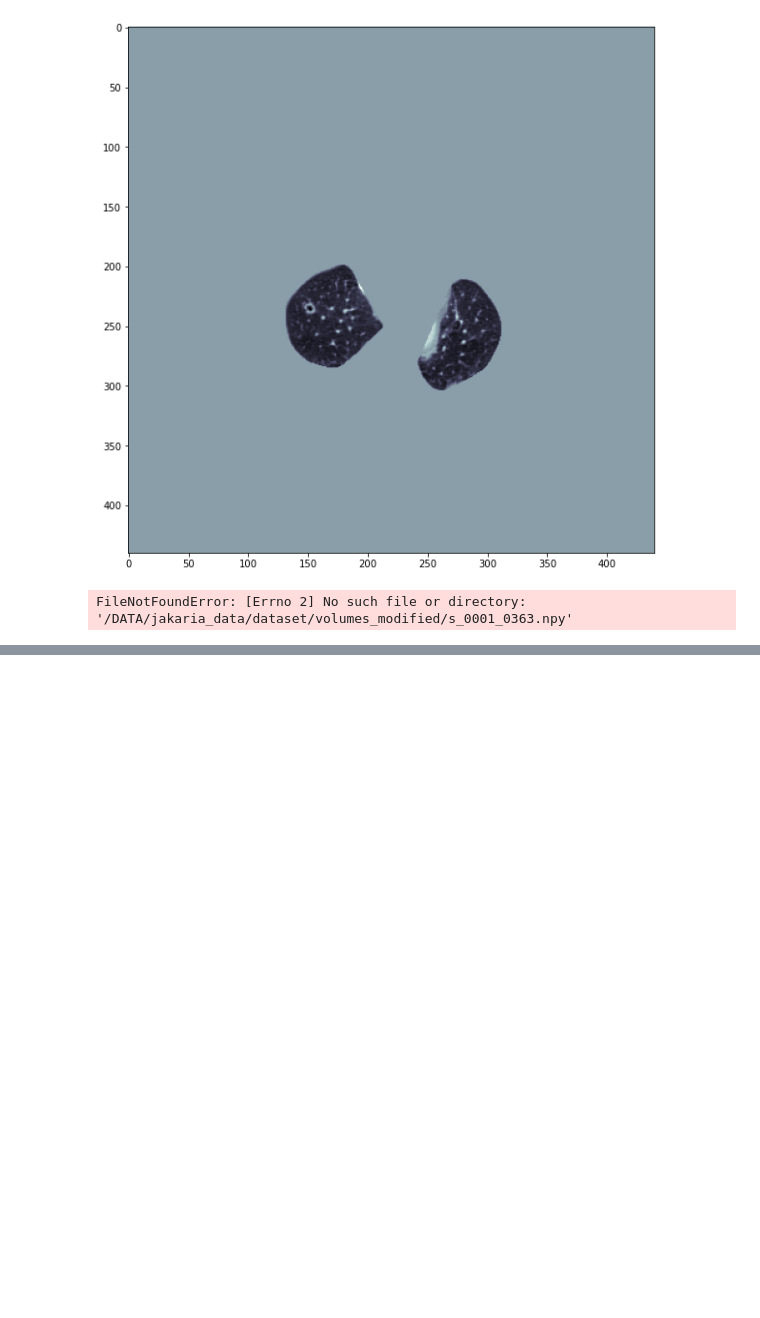
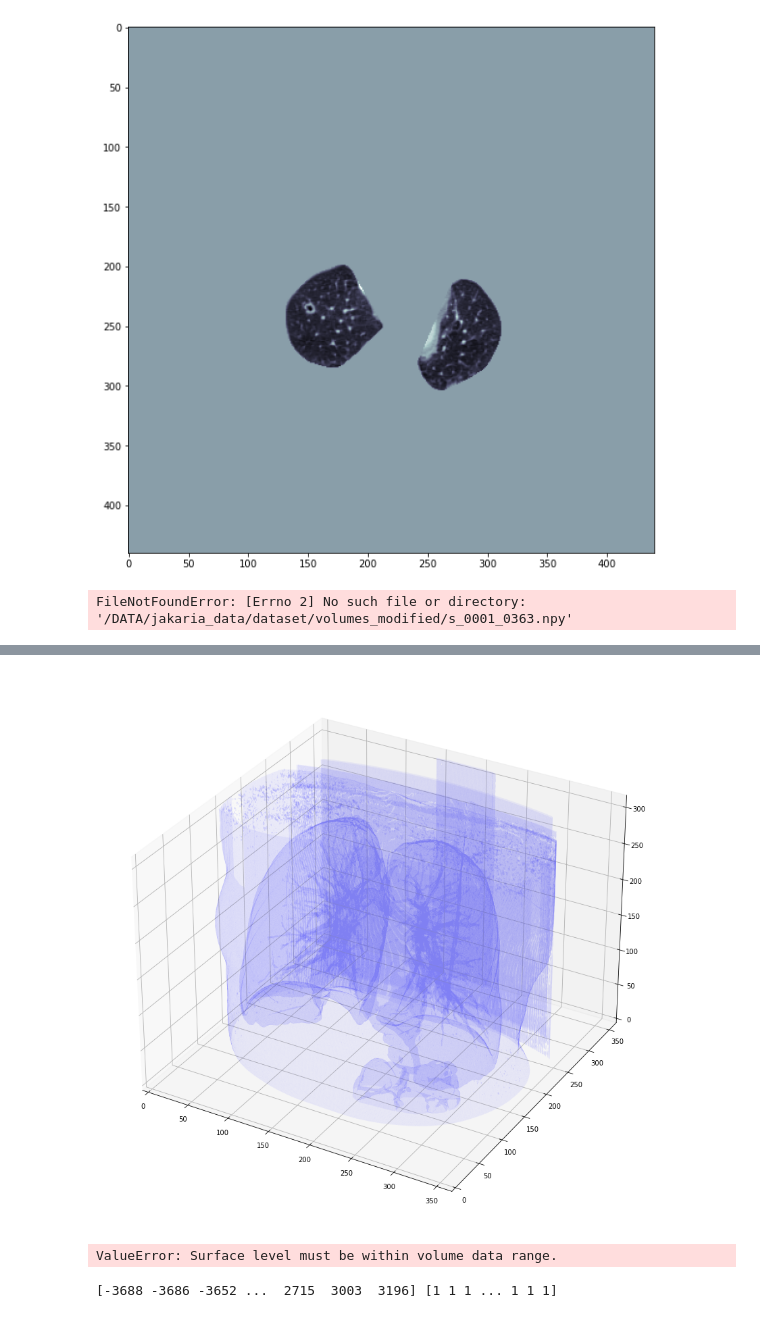
Before and after one commit to Jakaria08/RADDI-514-Project, a Jupyter notebook: Project_Code_RADDI_514.ipynb, the cells around one changed output, grey strips where cells are left out. Saved outputs shown, nothing was run; the diff lists cells and outputs as text; code cells hidden in the pictures; blank space fills up the shorter version.

```diff
--- a/Project_Code_RADDI_514.ipynb
+++ b/Project_Code_RADDI_514.ipynb
@@ -708,0 +730,55 @@ debug: 9 /DATA/jakaria_data/resources/subset9/1.3.6.1.4.1.14519.5.2.1.6279.6001.
+# %%
+from skimage import measure, feature
+from mpl_toolkits.mplot3d import Axes3D
+from mpl_toolkits.mplot3d.art3d import Poly3DCollection
+
+def plot_3d(image, img_mask, threshold= -300):
+
+    # Position the scan upright,
+    # so the head of the patient would be at the top facing the camera
+    p = image.transpose(2,1,0)
+    # p = p[:,:,::-1]
+
+    verts,faces = measure.marching_cubes_classic(p, threshold)
+
+    fig = plt.figure(figsize=(15, 15))
+    ax = fig.add_subplot(111, projection='3d')
+
+    # Fancy indexing: `verts[faces]` to generate a collection of triangles
+    mesh = Poly3DCollection(verts[faces], alpha=0.1)
+    face_color = [0.5, 0.5, 1]
+    mesh.set_facecolor(face_color)
+    ax.add_collection3d(mesh)
+
+    ax.set_xlim(0, p.shape[0])
+    ax.set_ylim(0, p.shape[1])
+    ax.set_zlim(0, p.shape[2])
+
+    plt.show()
+
+        # Position the scan upright,
+    # so the head of the patient would be at the top facing the camera
+    p = img_mask.transpose(2,1,0)
+    # p = p[:,:,::-1]
+
+    verts,faces = measure.marching_cubes_classic(p, threshold)
+
+    fig = plt.figure(figsize=(15, 15))
+    ax = fig.add_subplot(111, projection='3d')
+
+    # Fancy indexing: `verts[faces]` to generate a collection of triangles
+    mesh = Poly3DCollection(verts[faces], alpha=0.1)
+    face_color = [1, 0, 0]
+    mesh.set_facecolor(face_color)
+    ax.add_collection3d(mesh)
+
+    ax.set_xlim(0, p.shape[0])
+    ax.set_ylim(0, p.shape[1])
+    ax.set_zlim(0, p.shape[2])
+
+    plt.show()
+
+plot_3d(img2,img_mask)
+# %% [output]
+[figure, added]
+ValueError: Surface level must be within volume data range.
@@ -708,0 +787,4 @@ debug: 9 /DATA/jakaria_data/resources/subset9/1.3.6.1.4.1.14519.5.2.1.6279.6001.
+# %%
+print(unique, counts)
+# %% [output]
+[-3688 -3686 -3652 ...  2715  3003  3196] [1 1 1 ... 1 1 1]
```
Also changed, not shown: parts of 41 cells of this notebook.
